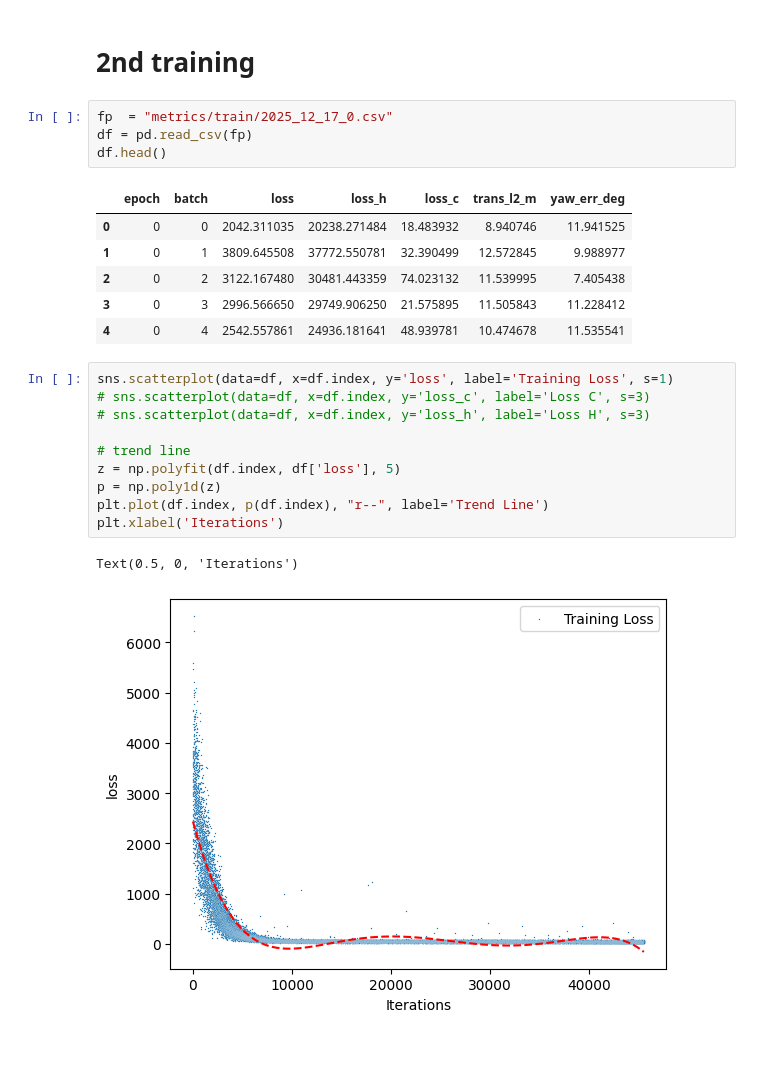
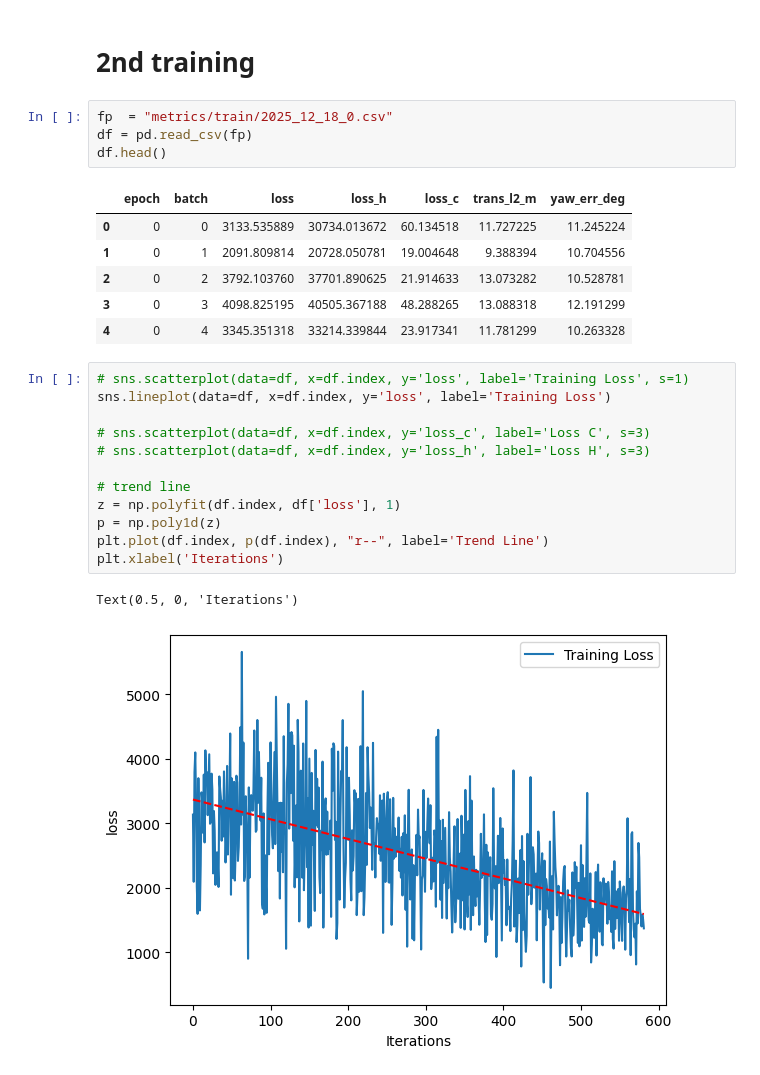
Before and after one commit to ifinckh/2025_sem_proj_FINCKH_VITA, a Jupyter notebook: results.ipynb, the cells around one changed output. Drawn from its saved outputs; the diff is of its cells as text.

```diff
--- a/results.ipynb
+++ b/results.ipynb
@@ -165,26 +168,28 @@ np.sqrt(2.268)
 # %% [markdown]
 # 2nd training
 # %%
-fp  = "metrics/train/2025_12_17_0.csv"
+fp  = "metrics/train/2025_12_18_0.csv"
 df = pd.read_csv(fp)
 df.head()
 # %% [output]
 |  | epoch | batch | loss | loss_h | loss_c | trans_l2_m | yaw_err_deg |
-| 0 | 0 | 0 | 2042.311035 | 20238.271484 | 18.483932 | 8.940746 | 11.941525 |
-| 1 | 0 | 1 | 3809.645508 | 37772.550781 | 32.390499 | 12.572845 | 9.988977 |
-| 2 | 0 | 2 | 3122.167480 | 30481.443359 | 74.023132 | 11.539995 | 7.405438 |
-| 3 | 0 | 3 | 2996.566650 | 29749.906250 | 21.575895 | 11.505843 | 11.228412 |
-| 4 | 0 | 4 | 2542.557861 | 24936.181641 | 48.939781 | 10.474678 | 11.535541 |
+| 0 | 0 | 0 | 3133.535889 | 30734.013672 | 60.134518 | 11.727225 | 11.245224 |
+| 1 | 0 | 1 | 2091.809814 | 20728.050781 | 19.004648 | 9.388394 | 10.704556 |
+| 2 | 0 | 2 | 3792.103760 | 37701.890625 | 21.914633 | 13.073282 | 10.528781 |
+| 3 | 0 | 3 | 4098.825195 | 40505.367188 | 48.288265 | 13.088318 | 12.191299 |
+| 4 | 0 | 4 | 3345.351318 | 33214.339844 | 23.917341 | 11.781299 | 10.263328 |
 # %%
-sns.scatterplot(data=df, x=df.index, y='loss', label='Training Loss', s=1)
+# sns.scatterplot(data=df, x=df.index, y='loss', label='Training Loss', s=1)
+sns.lineplot(data=df, x=df.index, y='loss', label='Training Loss')
+
 # sns.scatterplot(data=df, x=df.index, y='loss_c', label='Loss C', s=3)
 # sns.scatterplot(data=df, x=df.index, y='loss_h', label='Loss H', s=3)
 
 # trend line
-z = np.polyfit(df.index, df['loss'], 5)
+z = np.polyfit(df.index, df['loss'], 1)
 p = np.poly1d(z)
 plt.plot(df.index, p(df.index), "r--", label='Trend Line')
 plt.xlabel('Iterations')
 # %% [output]
 Text(0.5, 0, 'Iterations')
-[figure, old version]
+[figure, new version]
```
Also changed, not shown: parts of 5 cells of this notebook, 11 other files.
